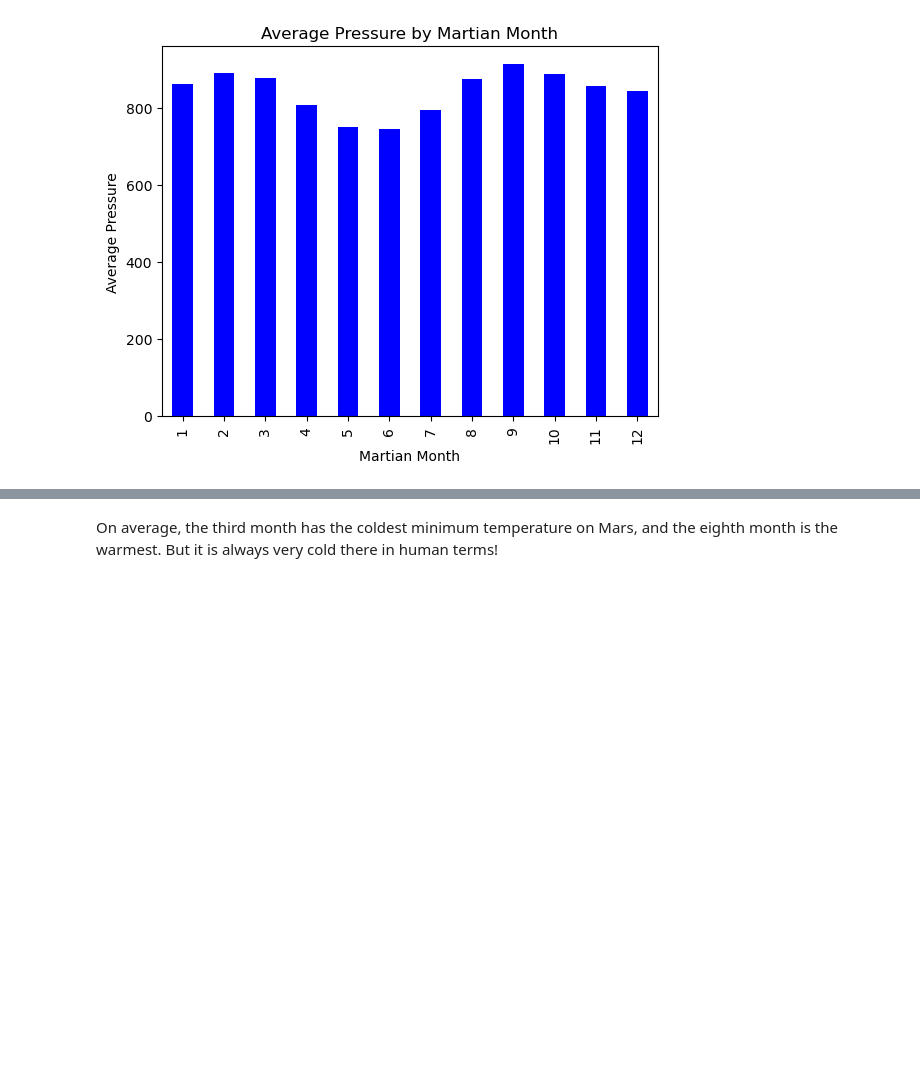
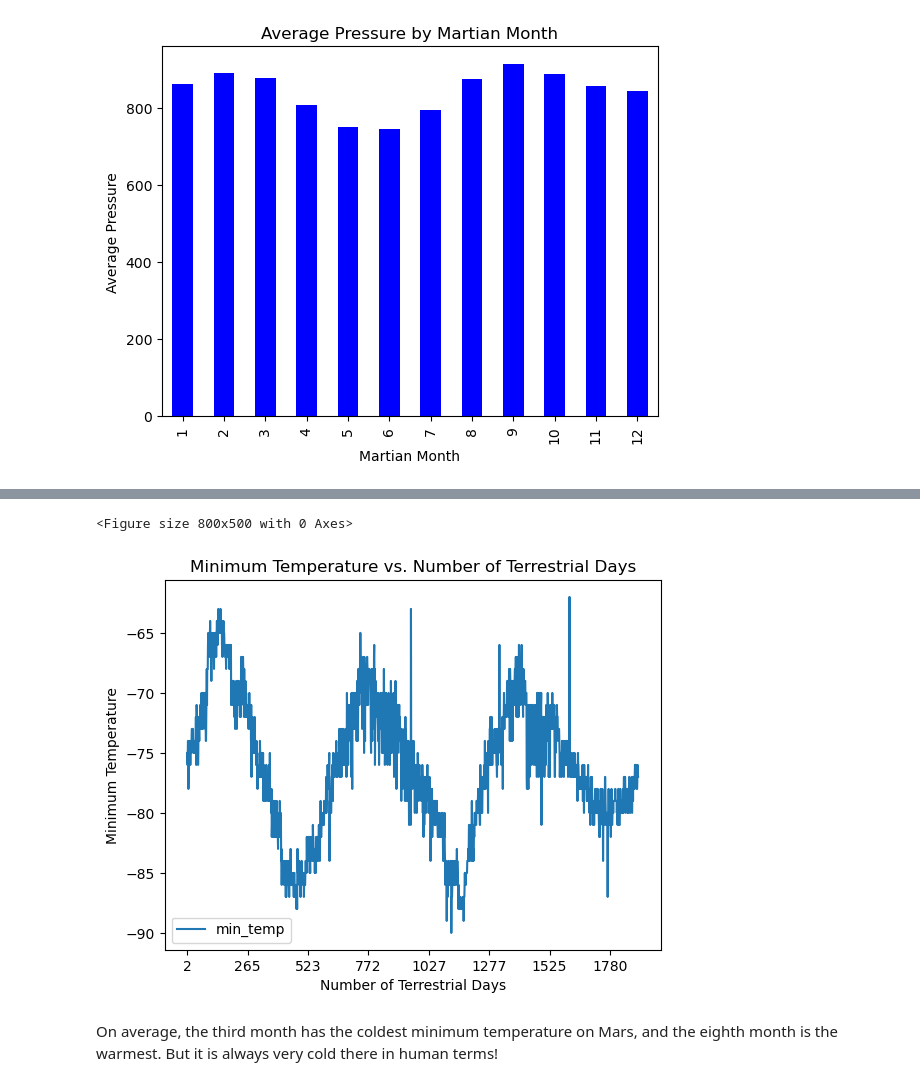
Before and after one commit to bloredo1987/Web-Scraping---SplinterHTMLBeautifulSoup, a Jupyter notebook: part_2_mars_weather.ipynb, the cells around one changed output, grey strips where cells are left out. Cells and saved outputs as stored; diff of their text form; code cells hidden in the pictures; blank space fills up the shorter version.

```diff
--- a/part_2_mars_weather.ipynb
+++ b/part_2_mars_weather.ipynb
@@ -285,3 +263,18 @@ plt.show()
+# %%
+# 5. How many terrestrial (earth) days are there in a Martian year?
+# Convert 'min_temp' column to numeric values
+df['min_temp'] = pd.to_numeric(df['min_temp'])
+
+# Plot the graph
+plt.figure(figsize=(8, 5))
+df.plot(x='id', y='min_temp', kind='line')
+plt.xlabel('Number of Terrestrial Days')
+plt.ylabel('Minimum Temperature')
+plt.title('Minimum Temperature vs. Number of Terrestrial Days')
+plt.show()
+# %% [output]
+<Figure size 800x500 with 0 Axes>
+[figure, added]
 # %% [markdown]
 On average, the third month has the coldest minimum temperature on Mars, and the eighth month is the warmest. But it is always very cold there in human terms!
 # %% [markdown]
```
Also changed, not shown: parts of 7 cells of this notebook, 1 other file.
